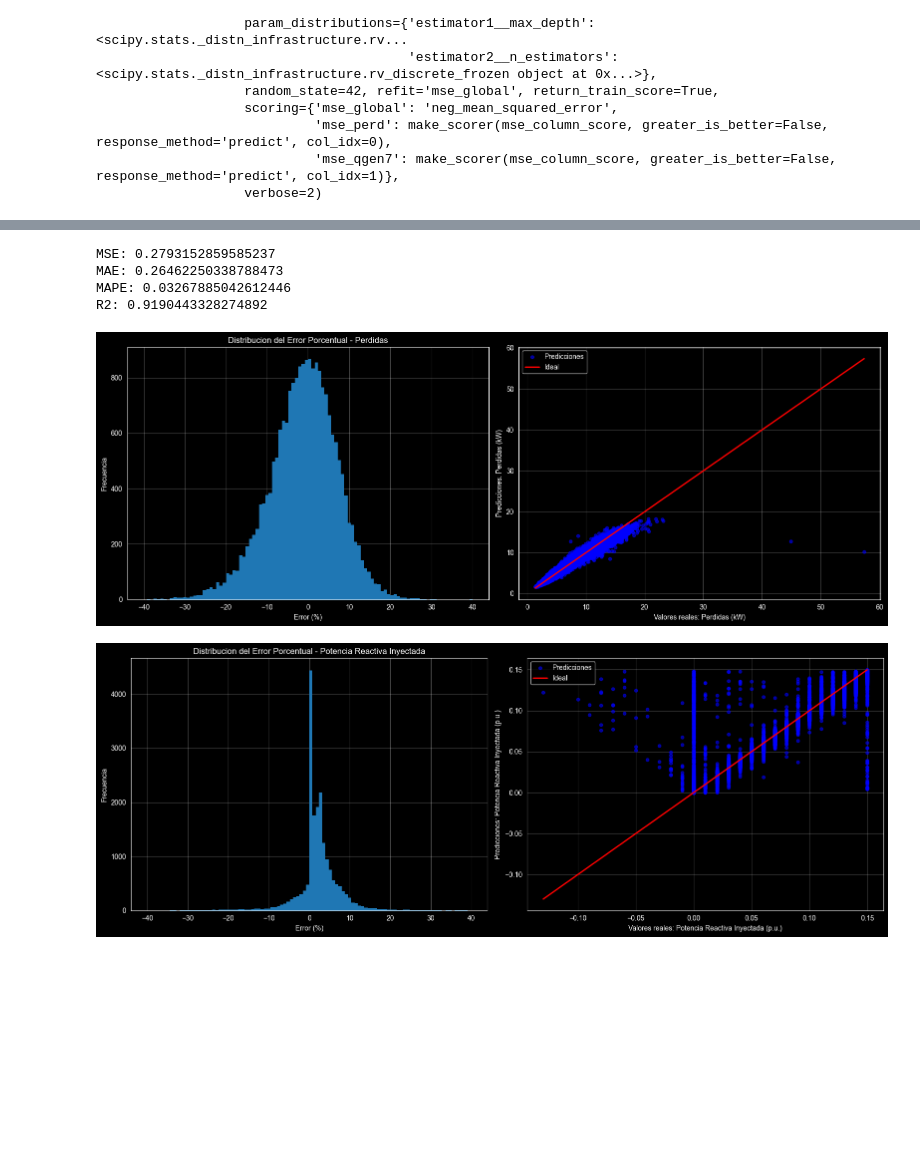
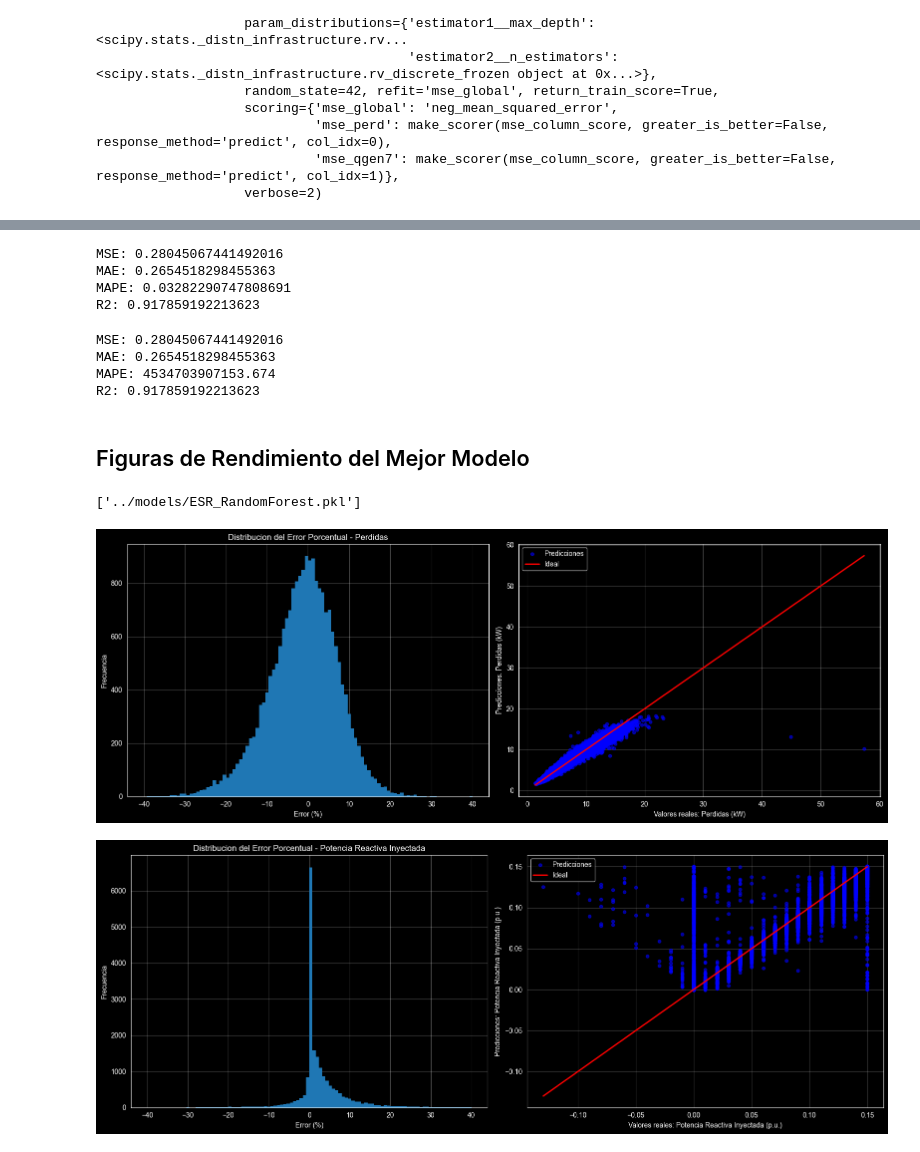
Before and after one commit to danilr16/TFG_Smart_Grids, a Jupyter notebook: Proyecto/entrenamiento/RandomForest/ESR_RandomForest_Train.ipynb, the cells around one changed output, grey strips where cells are left out. Drawn from its saved outputs; the diff is of its cells as text; code cells hidden in the pictures; blank space fills up the shorter version.

```diff
--- a/Proyecto/entrenamiento/RandomForest/ESR_RandomForest_Train.ipynb
+++ b/Proyecto/entrenamiento/RandomForest/ESR_RandomForest_Train.ipynb
@@ -191,42 +135,63 @@ joblib.dump(best_grid_model, '../models/ESR_RandomForest.pkl')
 # %%
-evaluate_model = ElectricSequentialRegressor(RandomForestRegressor(max_depth=10, min_samples_split=3, n_estimators=80, n_jobs=1, random_state=42),
-                                             RandomForestRegressor(max_depth=50, max_features=0.7, min_samples_split=3, n_estimators=300, n_jobs=1, random_state=42))
-evaluate_scoring = {
+evaluate_model_shifted = ElectricSequentialRegressor(RandomForestRegressor(max_features= 0.94, max_depth=20, min_samples_split=5, n_estimators=67, n_jobs=1, random_state=42),
+                                             RandomForestRegressor(max_depth=49, max_features=0.64, min_samples_split=4, n_estimators=191, n_jobs=1, random_state=42))
+evaluate_scoring_shifted = { # EVALUACIÓN CON DESPLAZAMIENTO EN MAPE
     'mse': 'neg_mean_squared_error',
     'mae': 'neg_mean_absolute_error',
     'mape': make_scorer(shifted_mape, greater_is_better=False),
     'r2': 'r2'
 }
-evaluate_results = cross_validate(evaluate_model, X, Y, scoring=evaluate_scoring, cv=TimeSeriesSplit(n_splits=5), n_jobs=-1)
-print('MSE: ' + str(-evaluate_results['test_mse'].mean()))
-print('MAE: ' + str(-evaluate_results['test_mae'].mean()))
-print('MAPE: ' + str(-evaluate_results['test_mape'].mean()))
-print('R2: ' + str(evaluate_results['test_r2'].mean()))
+evaluate_results_shifted = cross_validate(evaluate_model_shifted, X, Y, scoring=evaluate_scoring_shifted, cv=TimeSeriesSplit(n_splits=5), n_jobs=-1)
+print('MSE: ' + str(-evaluate_results_shifted['test_mse'].mean()))
+print('MAE: ' + str(-evaluate_results_shifted['test_mae'].mean()))
+print('MAPE: ' + str(-evaluate_results_shifted['test_mape'].mean()))
+print('R2: ' + str(evaluate_results_shifted['test_r2'].mean()))
 # %% [output]
-MSE: 0.2793152859585237
-MAE: 0.26462250338788473
-MAPE: 0.03267885042612446
-R2: 0.9190443328274892
+MSE: 0.28045067441492016
+MAE: 0.2654518298455363
+MAPE: 0.03282290747808691
+R2: 0.917859192213623
+# %%
+evaluate_model = ElectricSequentialRegressor(RandomForestRegressor(max_features= 0.94, max_depth=20, min_samples_split=5, n_estimators=67, n_jobs=1, random_state=42),
+                                             RandomForestRegressor(max_depth=49, max_features=0.64, min_samples_split=4, n_estimators=191, n_jobs=1, random_state=42))
+evaluate_scoring = { # EVALUACIÓN SIN DESPLAZAMIENTO EN MAPE
+    'mse': 'neg_mean_squared_error',
+    'mae': 'neg_mean_absolute_error',
+    'mape': 'neg_mean_absolute_percentage_error',
+    'r2': 'r2'
+}
+evaluate_results = cross_validate(evaluate_model, X, Y, scoring=evaluate_scoring, cv=TimeSeriesSplit(n_splits=5), n_jobs=-1)
+print('MSE: ' + str(-evaluate_results['test_mse'].mean()))
+print('MAE: ' + str(-evaluate_results['test_mae'].mean()))
+print('MAPE: ' + str(-evaluate_results['test_mape'].mean()))
+print('R2: ' + str(evaluate_results['test_r2'].mean()))
+# %% [output]
+MSE: 0.28045067441492016
+MAE: 0.2654518298455363
+MAPE: 4534703907153.674
+R2: 0.917859192213623
+# %% [markdown]
+<h2>Figuras de Rendimiento del Mejor Modelo</h2>
 # %%
-evaluate_model = joblib.load('../models/ESR_RandomForest.pkl')
-evaluate_model.fit(x_train, y_train)
-evaluate_predictions = evaluate_model.predict(x_test)
+joblib.dump(best_random_model, '../models/ESR_RandomForest.pkl')
+# %% [output]
+['../models/ESR_RandomForest.pkl']
 # %%
 plot_performance_analysis(
     y_test['PERD'],
-    evaluate_predictions[:, -2],
+    random_predictions[:, -2],
     variable_name="Perdidas",
     unit_label="kW",
     path='../figures/RandomForest/ESR_RandomForest_Perd.png'
 )
 
 plot_performance_analysis(
     y_test['QGEN7'],
-    evaluate_predictions[:, -1],
+    random_predictions[:, -1],
     variable_name="Potencia Reactiva Inyectada",
     unit_label="p.u.",
     path='../figures/RandomForest/ESR_RandomForest_QGEn.png'
 )
 # %% [output]
-[figure, old version]
+[figure, new version]
-[figure, old version]
+[figure, new version]
```
Also changed, not shown: parts of 15 cells of this notebook, 22 other files.
